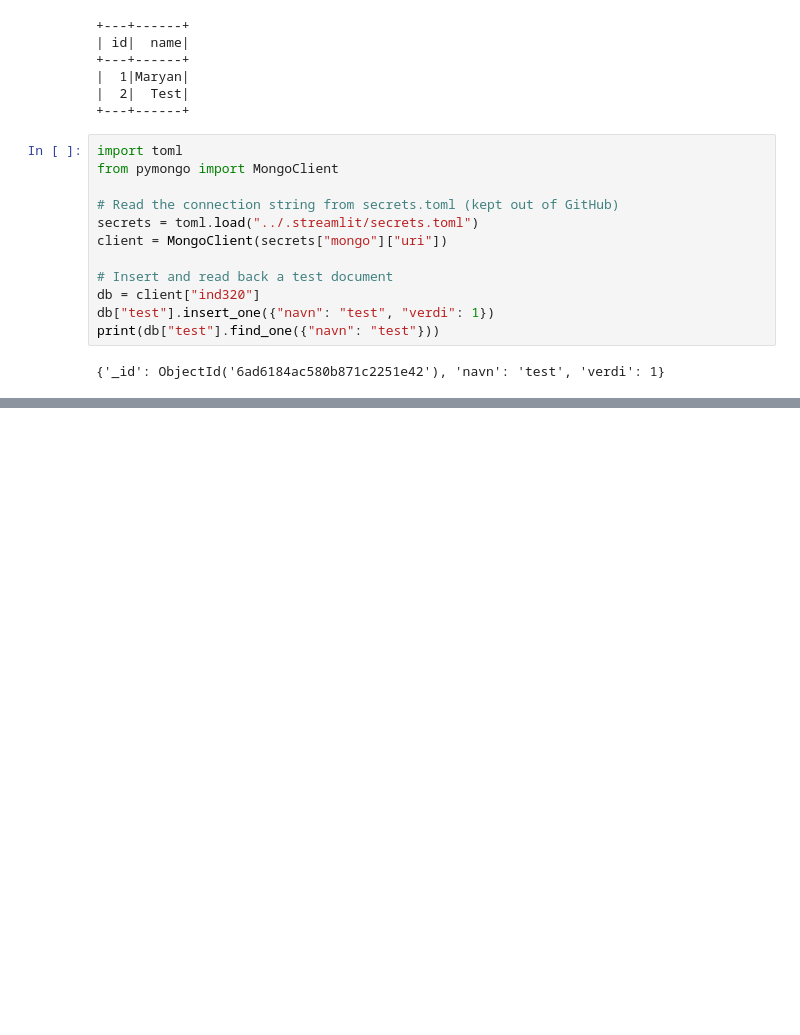
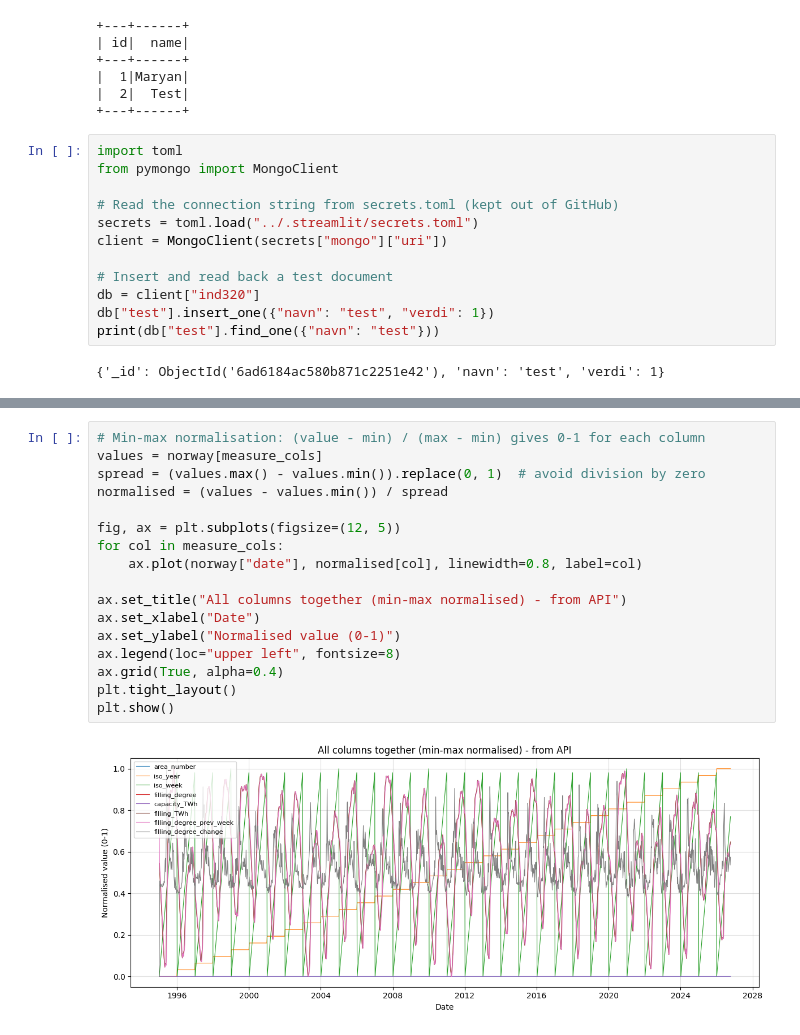
Before and after one commit to maryanahmed11011-pixel/IND320.prosjekt.maryan, a Jupyter notebook: notebooks/ind320_compulsory_2.ipynb, the cells around one changed output, grey strips where cells are left out. Cells and saved outputs as stored; diff of their text form; blank space fills up the shorter version.

```diff
--- a/notebooks/ind320_compulsory_2.ipynb
+++ b/notebooks/ind320_compulsory_2.ipynb
@@ -73,0 +201,19 @@ print(db["test"].find_one({"navn": "test"}))
+# %%
+# Min-max normalisation: (value - min) / (max - min) gives 0-1 for each column
+values = norway[measure_cols]
+spread = (values.max() - values.min()).replace(0, 1)  # avoid division by zero
+normalised = (values - values.min()) / spread
+
+fig, ax = plt.subplots(figsize=(12, 5))
+for col in measure_cols:
+    ax.plot(norway["date"], normalised[col], linewidth=0.8, label=col)
+
+ax.set_title("All columns together (min-max normalised) - from API")
+ax.set_xlabel("Date")
+ax.set_ylabel("Normalised value (0-1)")
+ax.legend(loc="upper left", fontsize=8)
+ax.grid(True, alpha=0.4)
+plt.tight_layout()
+plt.show()
+# %% [output]
+[figure, added]
```
Also changed, not shown: parts of 7 cells of this notebook.
